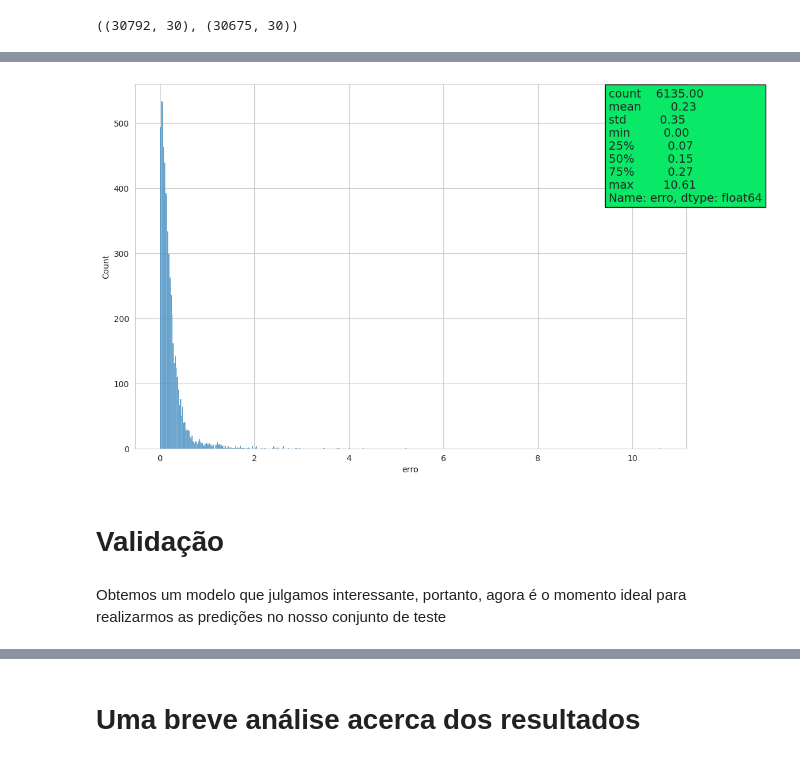
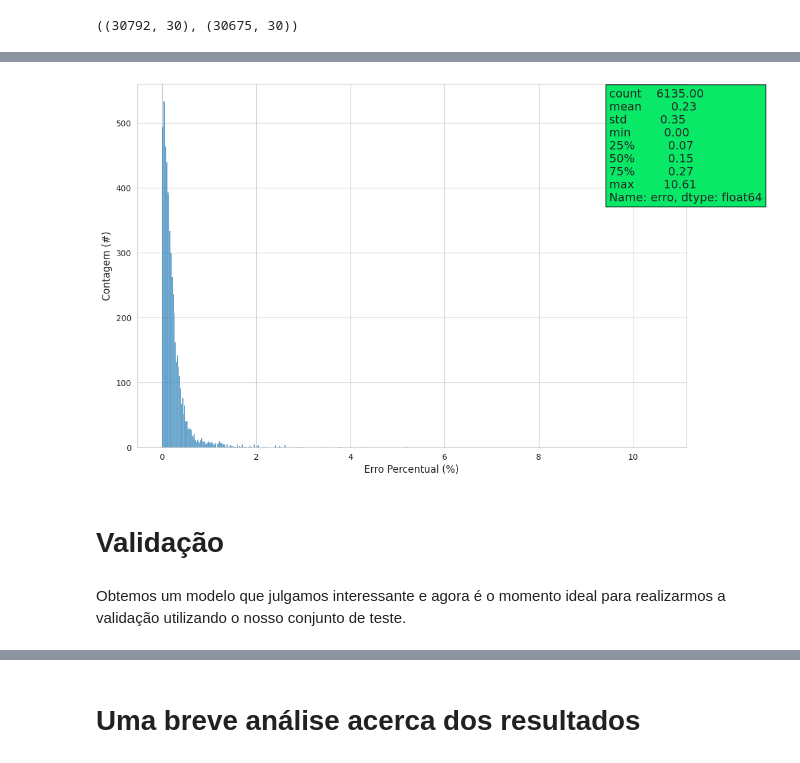
Before and after one commit to Alexandre-Esposte/portfolio_dados, a Jupyter notebook: regressão/Carros/modelagem.ipynb, the cells around one changed output, grey strips where cells are left out. Cells and saved outputs as stored; diff of their text form; code cells hidden in the pictures.

```diff
--- a/regressão/Carros/modelagem.ipynb
+++ b/regressão/Carros/modelagem.ipynb
@@ -321,15 +340,17 @@ validacao(real,predito)
 # %%
 plt.figure(figsize=(12,8))
+plt.ylabel("Contagem (#)",size=12)
+plt.xlabel('Erro Percentual (%)',size=12)
 sns.histplot(data=avaliacao,x='erro')
 
 texto = f"{round(avaliacao['erro'].describe(),2)}"
 plt.text(9.5,380,texto,size=14,bbox=dict(boxstyle='square',ec= (0,0,0), fc= (9/255, 232/255, 102/255)));
 # %% [output]
-[figure, old version]
+[figure, new version]
 # %% [markdown]
 # **Validação**
 # %% [markdown]
-Obtemos um modelo que julgamos interessante, portanto, agora é o momento ideal para realizarmos as predições no nosso conjunto de teste
+Obtemos um modelo que julgamos interessante e agora é o momento ideal para realizarmos a validação utilizando o nosso conjunto de teste.
 # %%
 model_pipeline.steps.pop()
 model_pipeline.steps.append(('modelo',modelo.models['Catboost']))
```
Also changed, not shown: parts of 58 cells of this notebook, 7 other files.
